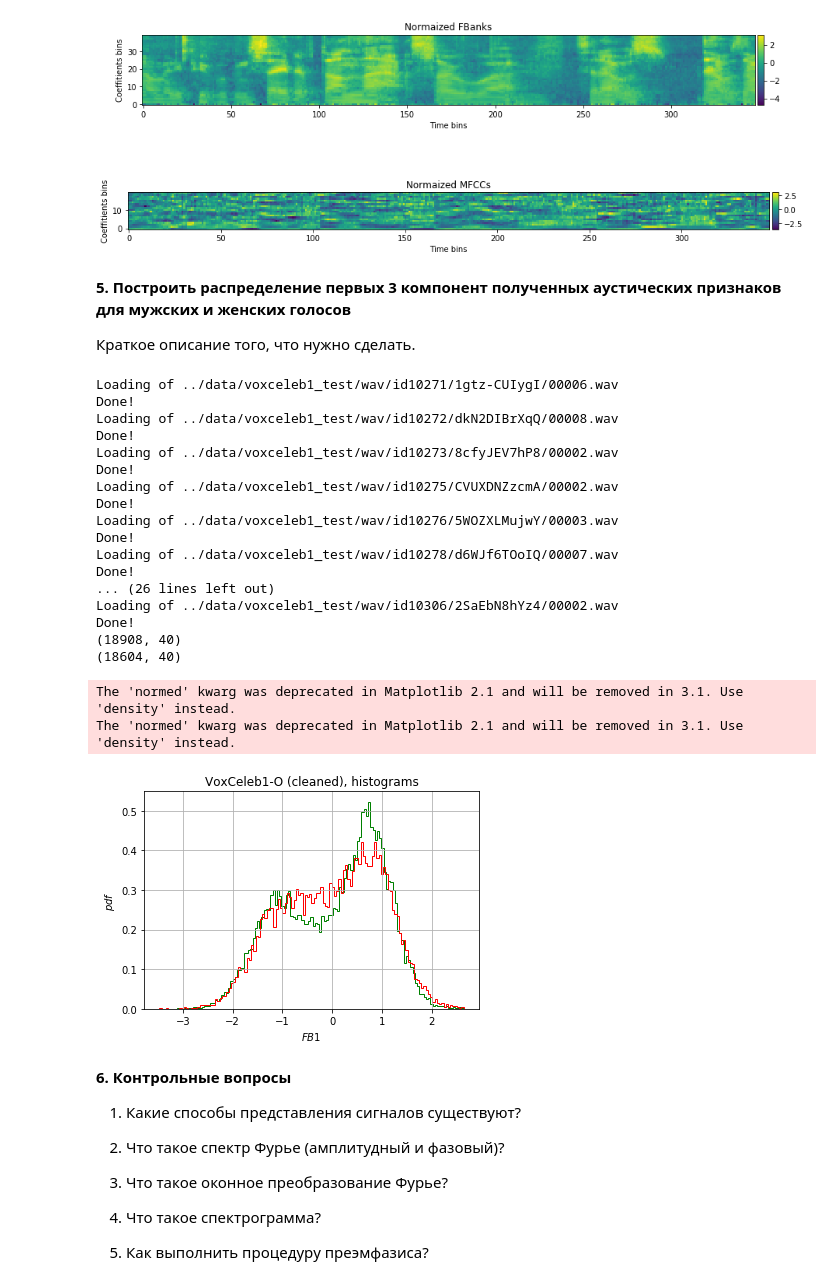
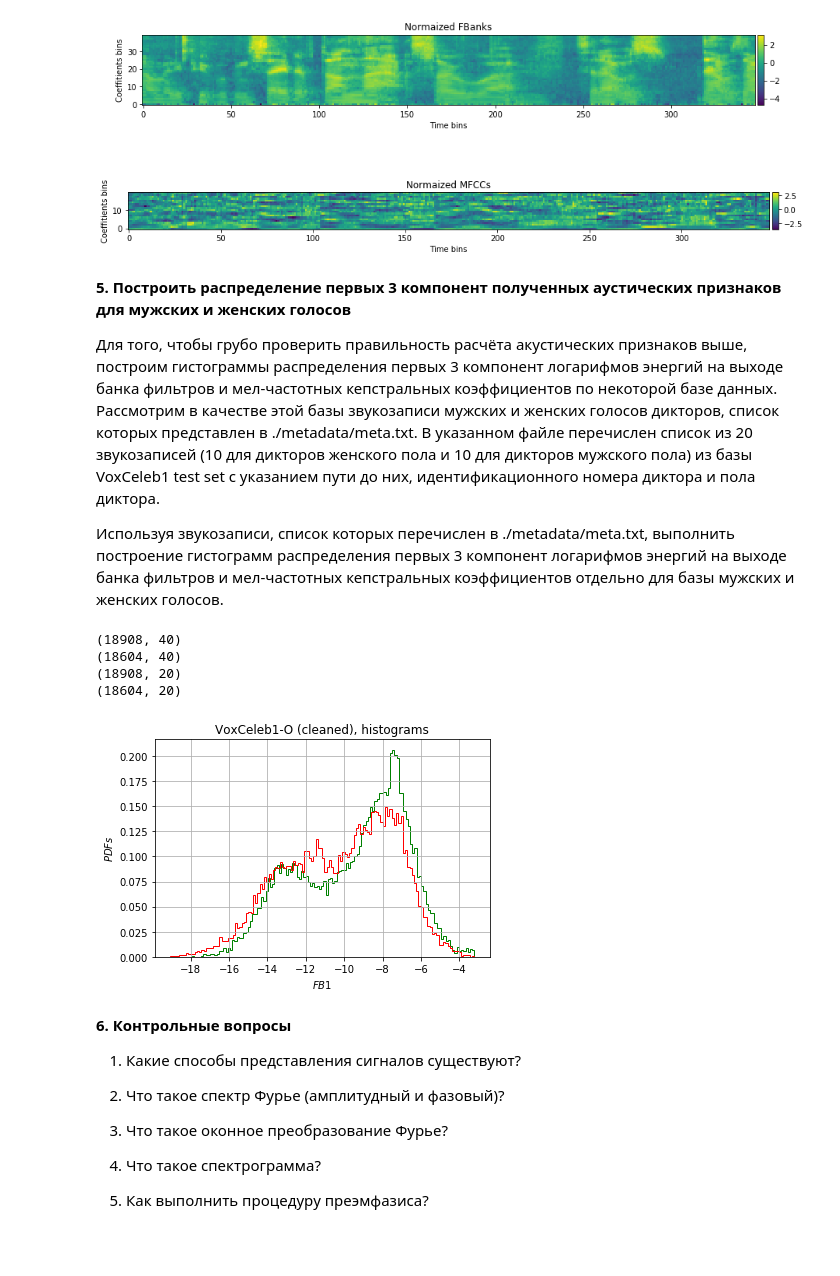
Before and after one commit to va-volokhov/itmo_speaker_recognition_course, a Jupyter notebook: lab1/lab1.ipynb, the cells around one changed output. Cells and saved outputs as stored; diff of their text form; code cells hidden in the pictures; blank space fills up the shorter version.

```diff
--- a/lab1/lab1.ipynb
+++ b/lab1/lab1.ipynb
@@ -307,10 +307,12 @@ plot_с.set_ylabel('Coeffitients bins')
 plot_с.title.set_text('Normaized MFCCs')
 # %% [output]
 [figure]
-# %% [markdown]
-**5. Построить распределение первых 3 компонент полученных аустических признаков для мужских и женских голосов**
-
-Краткое описание того, что нужно сделать.
+# %% [markdown]
+**5. Построить распределение первых 3 компонент полученных аустических признаков для мужских и женских голосов**
+
+Для того, чтобы грубо проверить правильность расчёта акустических признаков выше, построим гистограммы распределения первых 3 компонент логарифмов энергий на выходе банка фильтров и мел-частотных кепстральных коэффициентов по некоторой базе данных. Рассмотрим в качестве этой базы звукозаписи мужских и женских голосов дикторов, список которых представлен в ./metadata/meta.txt. В указанном файле перечислен список из 20 звукозаписей (10 для дикторов женского пола и 10 для дикторов мужского пола) из базы VoxCeleb1 test set с указанием пути до них, идентификационного номера диктора и пола диктора.
+
+Используя звукозаписи, список которых перечислен в ./metadata/meta.txt, выполнить построение гистограмм распределения первых 3 компонент логарифмов энергий на выходе банка фильтров и мел-частотных кепстральных коэффициентов отдельно для базы мужских и женских голосов.
 # %%
 fbank = compute_fbank_filters(nfilt=40, sample_rate=16000, NFFT=512)
 
@@ -321,66 +323,61 @@ def compute_feats(signal):
     pow_frames = power_spectrum(frames)
     filter_banks_features = compute_fbanks_features(pow_frames, fbank)
     mfcc = compute_mfcc(filter_banks_features, num_ceps=20)
-    mfcc_cmvn = mvn_floating(mfcc, 150, 150)
-    filter_banks_mvn = mvn_floating(filter_banks_features, 150, 150)
+#     mfcc = mvn_floating(mfcc, 150, 150)
+#     filter_banks_features = mvn_floating(filter_banks_features, 150, 150)
 
-    return filter_banks_mvn, mfcc_cmvn
+    return filter_banks_features, mfcc
 
 male_fb_features = []
 female_fb_features = []
+male_mfcc_features = []
+female_mfcc_features = []
 
 for (path_to_wav, gender) in zip(paths, genders):
-    print("Loading of {}".format(path_to_wav))
     # Load signal
     signal, sample_rate = torchaudio.load(path_to_wav)
     signal = signal.numpy().squeeze(axis=0)
     signal = signal/np.abs(signal).max()
 
     ## processing
     filter_banks_mvn, mfcc_cmvn = compute_feats(signal)
     if gender == 'm':
         male_fb_features.append(filter_banks_mvn)
+        male_mfcc_features.append(mfcc_cmvn)
     else:
         female_fb_features.append(filter_banks_mvn)
+        female_mfcc_features.append(mfcc_cmvn)
     ##
-    print("Done!")
 
 male_fb_features = np.concatenate(male_fb_features)
 print(male_fb_features.shape)
 
 female_fb_features = np.concatenate(female_fb_features)
 print(female_fb_features.shape)
 
-coeff1_male = male_fb_features[:,5]
-coeff1_female = female_fb_features[:,5]
+male_mfcc_features = np.concatenate(male_mfcc_features)
+print(male_mfcc_features.shape)
+
+female_mfcc_features = np.concatenate(female_mfcc_features)
+print(female_mfcc_features.shape)
+
+
+comp_number = 4
+coeff1_male = male_fb_features[:,comp_number]
+coeff1_female = female_fb_features[:,comp_number]
 
 min_coeff1 = min(coeff1_male.min(),coeff1_female.min())
 max_coeff1 = min(coeff1_male.max(),coeff1_female.max())
 
-hist(coeff1_male, int(sqrt(len(coeff1_male))), histtype='step', color='green', range=(min_coeff1, max_coeff1), normed=1)
-hist(coeff1_female, int(sqrt(len(coeff1_female))), histtype='step', color='red',   range=(min_coeff1, max_coeff1), normed=1)
-xlabel('$FB1$'); ylabel('$pdf$'); title('VoxCeleb1-O (cleaned), histograms'); grid(); show()
+hist(coeff1_male, int(sqrt(len(coeff1_male))), histtype='step', color='green', range=(min_coeff1, max_coeff1), density=1)
+hist(coeff1_female, int(sqrt(len(coeff1_female))), histtype='step', color='red',   range=(min_coeff1, max_coeff1), density=1)
+xlabel('$FB1$'); ylabel('$PDFs$'); title('VoxCeleb1-O (cleaned), histograms'); grid(); show()
 # %% [output]
-Loading of ../data/voxceleb1_test/wav/id10271/1gtz-CUIygI/00006.wav
-Done!
-Loading of ../data/voxceleb1_test/wav/id10272/dkN2DIBrXqQ/00008.wav
-Done!
-Loading of ../data/voxceleb1_test/wav/id10273/8cfyJEV7hP8/00002.wav
-Done!
-Loading of ../data/voxceleb1_test/wav/id10275/CVUXDNZzcmA/00002.wav
-Done!
-Loading of ../data/voxceleb1_test/wav/id10276/5WOZXLMujwY/00003.wav
-Done!
-Loading of ../data/voxceleb1_test/wav/id10278/d6WJf6TOoIQ/00007.wav
-Done!
-... (26 lines left out)
-Loading of ../data/voxceleb1_test/wav/id10306/2SaEbN8hYz4/00002.wav
-Done!
 (18908, 40)
 (18604, 40)
+(18908, 20)
+(18604, 20)
-The 'normed' kwarg was deprecated in Matplotlib 2.1 and will be removed in 3.1. Use 'density' instead.
-The 'normed' kwarg was deprecated in Matplotlib 2.1 and will be removed in 3.1. Use 'density' instead.
-[figure, old version]
+[figure, new version]
 # %% [markdown]
 **6. Контрольные вопросы**
 
```
Also changed, not shown: parts of 11 cells of this notebook, 1 other file.
